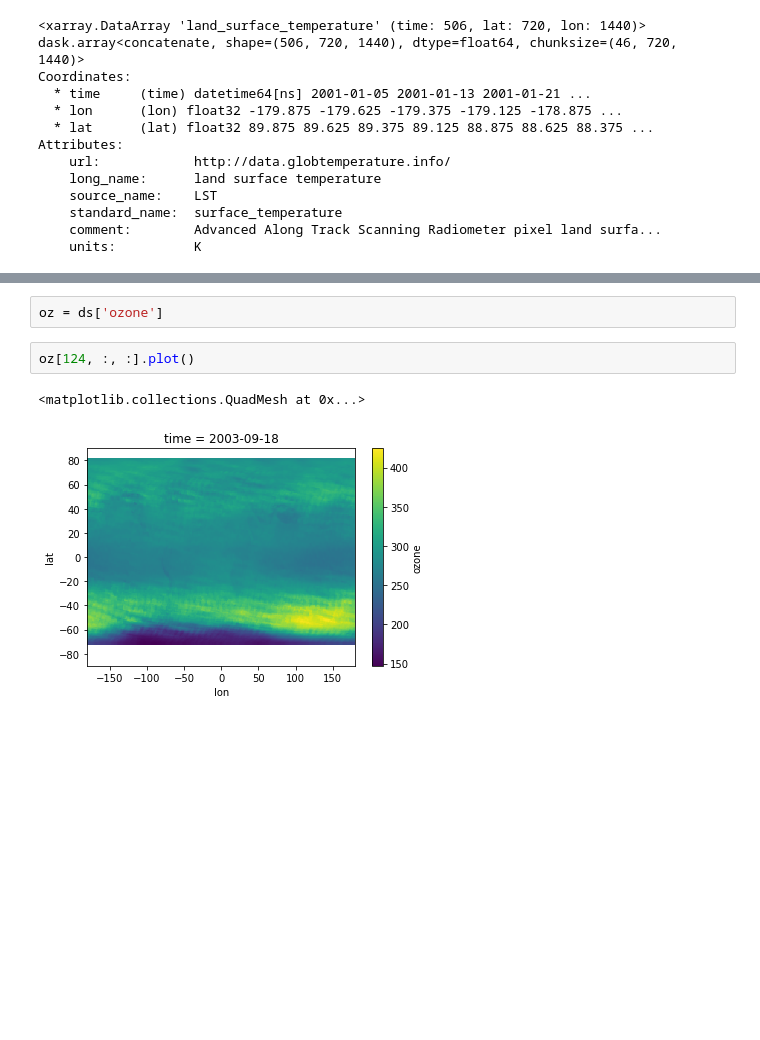
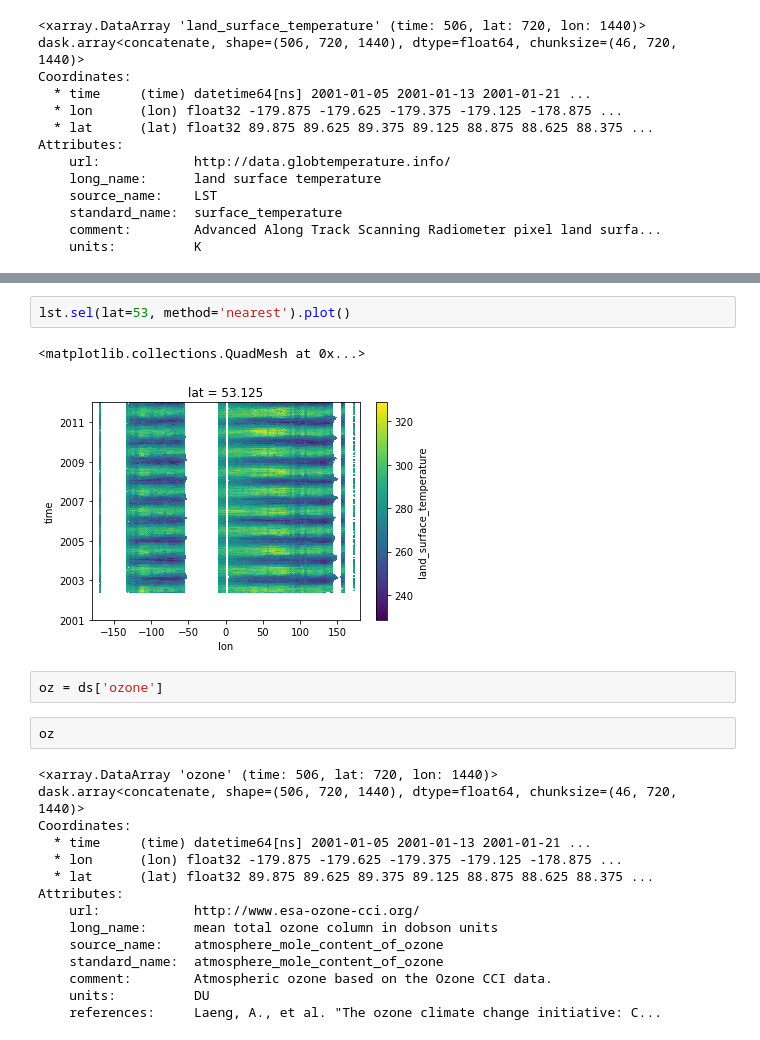
Before and after one commit to esa-esdl/esdl-shared, a Jupyter notebook: notebooks/Python/Python_Data_Access.ipynb, the cells around one changed output, grey strips where cells are left out. Cells and saved outputs as stored; diff of their text form; blank space fills up the shorter version.

```diff
--- a/notebooks/Python/Python_Data_Access.ipynb
+++ b/notebooks/Python/Python_Data_Access.ipynb
@@ -86,7 +111,24 @@ lst[124, :, :].plot()
+# %%
+lst.sel(lat=53, method='nearest').plot()
+# %% [output]
+<matplotlib.collections.QuadMesh at 0x...>
+[figure, added]
 # %%
 oz = ds['ozone']
 # %%
-oz[124, :, :].plot()
+oz
 # %% [output]
-<matplotlib.collections.QuadMesh at 0x...>
+<xarray.DataArray 'ozone' (time: 506, lat: 720, lon: 1440)>
+dask.array<concatenate, shape=(506, 720, 1440), dtype=float64, chunksize=(46, 720, 1440)>
+Coordinates:
+  * time     (time) datetime64[ns] 2001-01-05 2001-01-13 2001-01-21 ...
+  * lon      (lon) float32 -179.875 -179.625 -179.375 -179.125 -178.875 ...
+  * lat      (lat) float32 89.875 89.625 89.375 89.125 88.875 88.625 88.375 ...
+Attributes:
+    url:            http://www.esa-ozone-cci.org/
+    long_name:      mean total ozone column in dobson units
+    source_name:    atmosphere_mole_content_of_ozone
+    standard_name:  atmosphere_mole_content_of_ozone
+    comment:        Atmospheric ozone based on the Ozone CCI data.
+    units:          DU
+    references:     Laeng, A., et al. "The ozone climate change initiative: C...
-[figure, removed]
```
Also changed, not shown: parts of 17 cells of this notebook.
